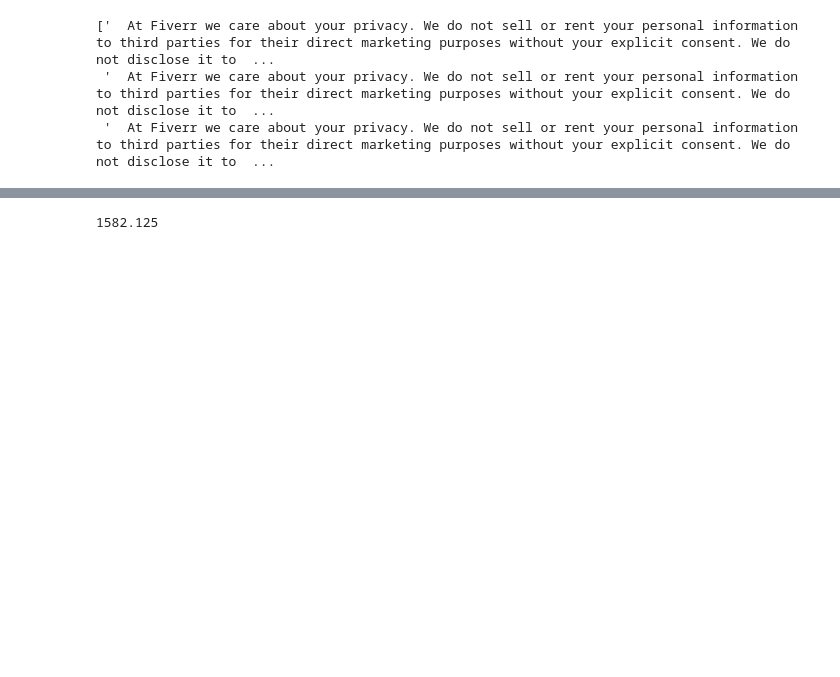
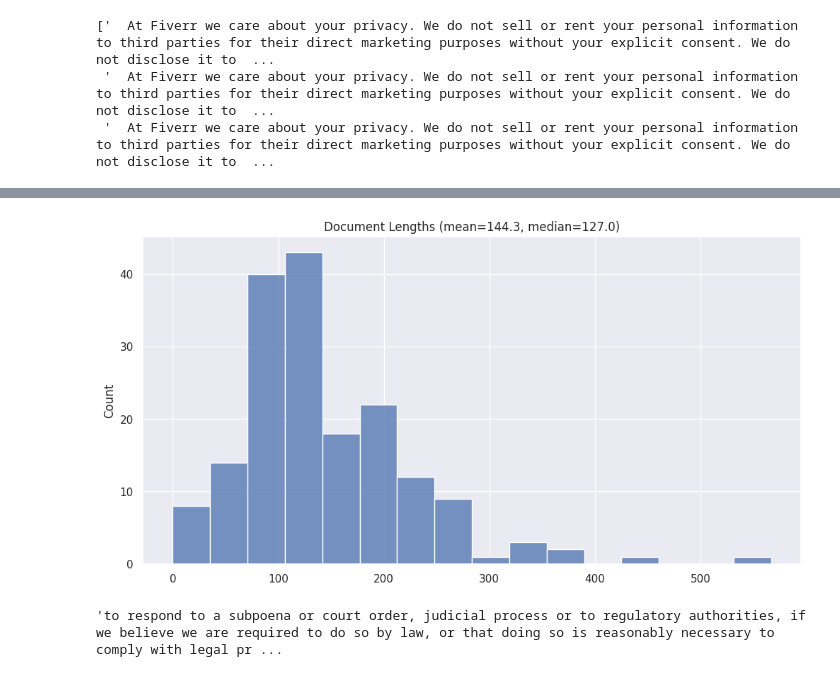
Before and after one commit to Joshua-Chin/Semantic-RAG, a Jupyter notebook: 06-Semantic.ipynb, the cells around one changed output, grey strips where cells are left out. Cells and saved outputs as stored; diff of their text form; code cells hidden in the pictures; blank space fills up the shorter version.

```diff
--- a/06-Semantic.ipynb
+++ b/06-Semantic.ipynb
@@ -137,7 +129,22 @@ rmation may include logging your Internet Protocol (IP) address, software config
 # %%
+%matplotlib inline
+
 import statistics
+import matplotlib.pyplot as plt
+import seaborn as sns
 
 
-statistics.mean([len(chunk) for chunk in chunks])
+sns.set_theme()
+
+lengths = [len(chunk) for chunk in raw_sentences]
+
+plt.figure(figsize=(12, 6))
+sns.histplot(lengths)
+plt.title(f"Document Lengths (mean={statistics.mean(lengths):.1f}, median={statistics.median(lengths):.1f})")
+plt.show()
 # %% [output]
-1582.125
+[figure, added]
+# %%
+max(raw_sentences, key=len)
+# %% [output]
+'to respond to a subpoena or court order, judicial process or to regulatory authorities, if we believe we are required to do so by law, or that doing so is reasonably necessary to comply with legal pr ...
```
Also changed, not shown: parts of 4 cells of this notebook, 2 other files.
